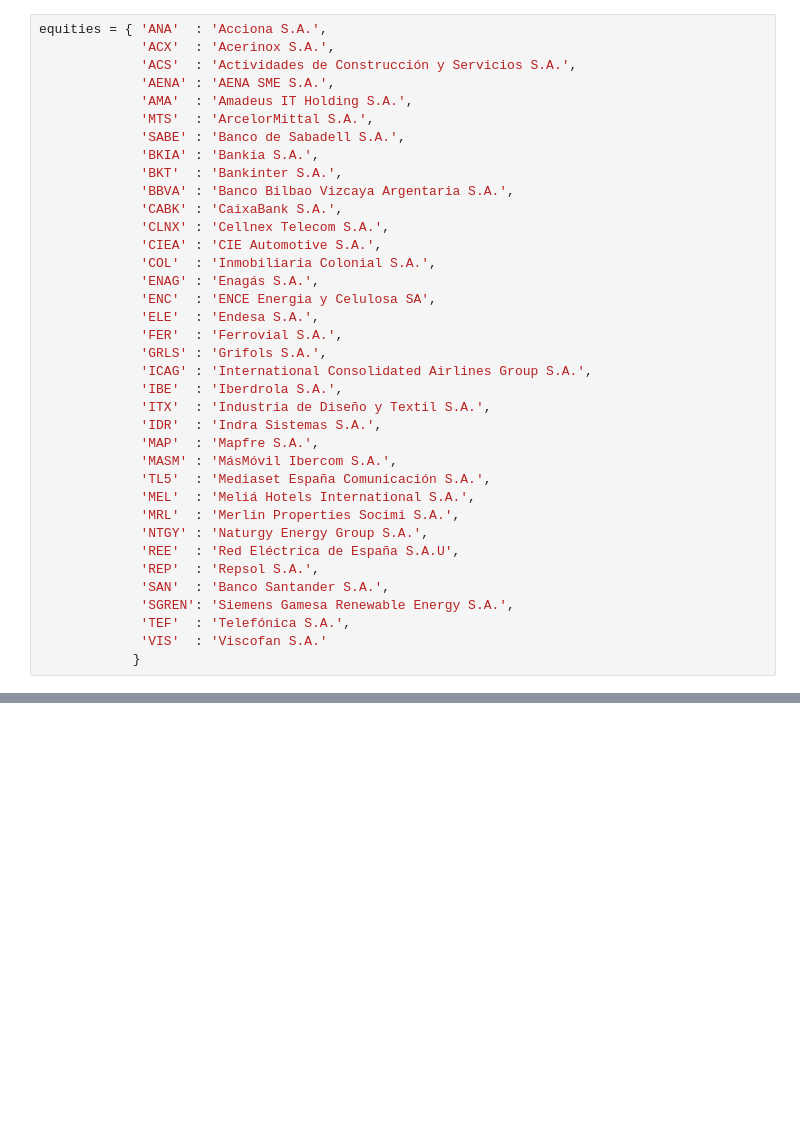
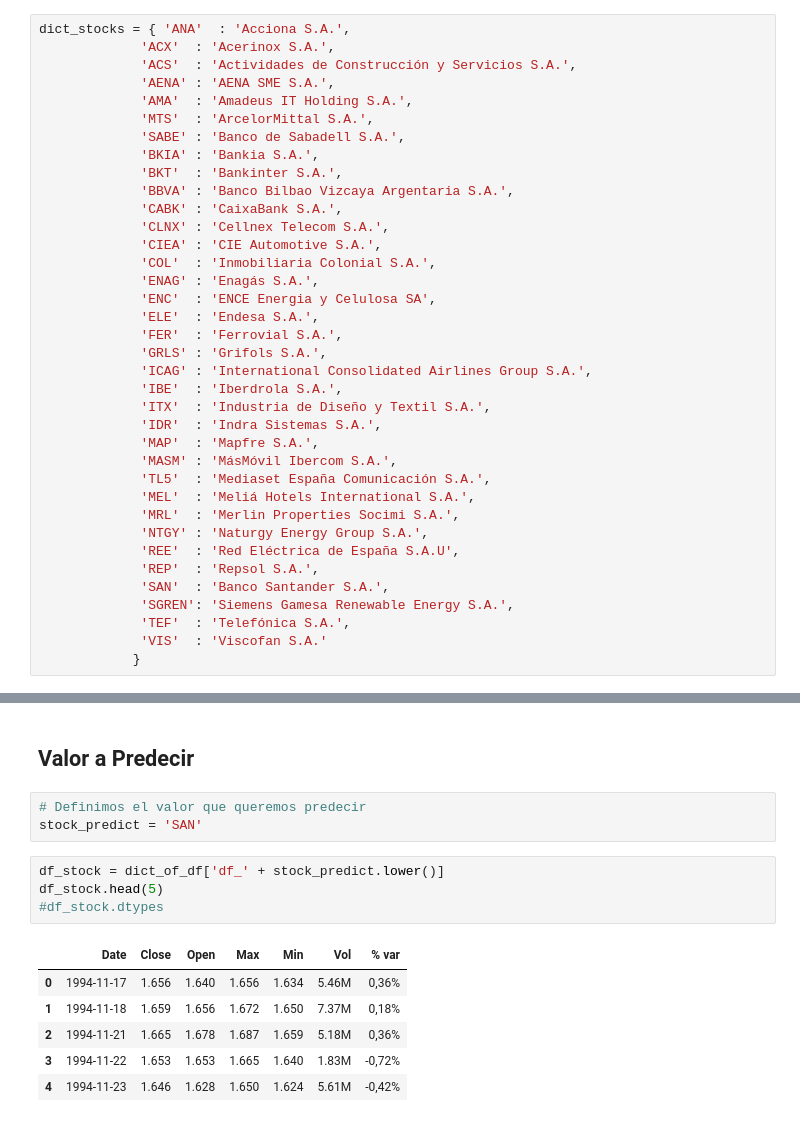
Before and after one commit to alfongoma/TFM, a Jupyter notebook: history_data.ipynb, the cells around one changed output, grey strips where cells are left out. Cells and saved outputs as stored; diff of their text form; blank space fills up the shorter version.

```diff
--- a/history_data.ipynb
+++ b/history_data.ipynb
@@ -10,5 +8,5 @@ from os.path import isfile, join
 # %%
-equities = { 'ANA'  : 'Acciona S.A.',
+dict_stocks = { 'ANA'  : 'Acciona S.A.',
              'ACX'  : 'Acerinox S.A.',
              'ACS'  : 'Actividades de Construcción y Servicios S.A.',
              'AENA' : 'AENA SME S.A.',
@@ -135,3 +96,19 @@ memory usage: 70.0+ KB
+# %% [markdown]
+## Valor a Predecir
+# %%
+# Definimos el valor que queremos predecir
+stock_predict = 'SAN'
+# %%
+df_stock = dict_of_df['df_' + stock_predict.lower()]
+df_stock.head(5)
+#df_stock.dtypes
+# %% [output]
+|  | Date | Close | Open | Max | Min | Vol | % var |
+| 0 | 1994-11-17 | 1.656 | 1.640 | 1.656 | 1.634 | 5.46M | 0,36% |
+| 1 | 1994-11-18 | 1.659 | 1.656 | 1.672 | 1.650 | 7.37M | 0,18% |
+| 2 | 1994-11-21 | 1.665 | 1.678 | 1.687 | 1.659 | 5.18M | 0,36% |
+| 3 | 1994-11-22 | 1.653 | 1.653 | 1.665 | 1.640 | 1.83M | -0,72% |
+| 4 | 1994-11-23 | 1.646 | 1.628 | 1.650 | 1.624 | 5.61M | -0,42% |
 # %%
 # Create figure
 fig = go.Figure()
```
Also changed, not shown: parts of 20 cells of this notebook, 2 other files.
